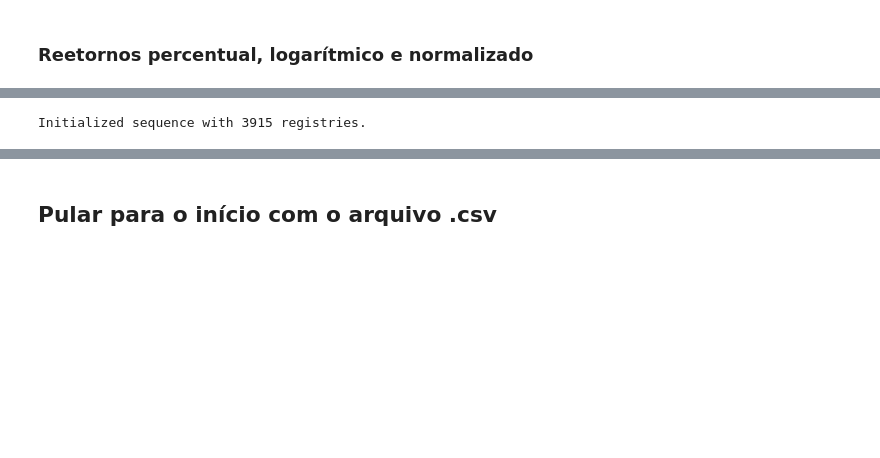
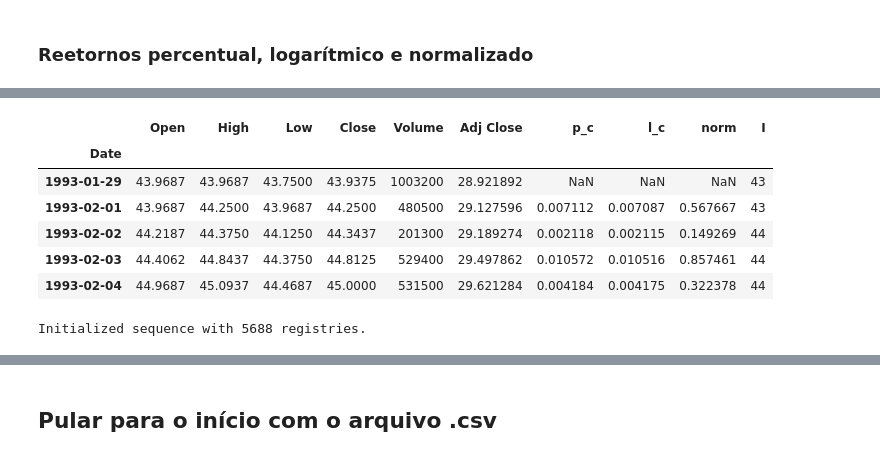
Before and after one commit to milcent/benford_py, a Jupyter notebook: Ben_OOP.ipynb, the cells around one changed output, grey strips where cells are left out. Saved outputs shown, nothing was run; the diff lists cells and outputs as text; code cells hidden in the pictures; blank space fills up the shorter version.

```diff
--- a/Ben_OOP.ipynb
+++ b/Ben_OOP.ipynb
@@ -54,4 +54,14 @@ i.tail()
+# %%
+i.head()
+# %% [output]
+|  | Open | High | Low | Close | Volume | Adj Close | p_c | l_c | norm | I |
+| Date |  |  |  |  |  |  |  |  |  |  |
+| 1993-01-29 | 43.9687 | 43.9687 | 43.7500 | 43.9375 | 1003200 | 28.921892 | NaN | NaN | NaN | 43 |
+| 1993-02-01 | 43.9687 | 44.2500 | 43.9687 | 44.2500 | 480500 | 29.127596 | 0.007112 | 0.007087 | 0.567667 | 43 |
+| 1993-02-02 | 44.2187 | 44.3750 | 44.1250 | 44.3437 | 201300 | 29.189274 | 0.002118 | 0.002115 | 0.149269 | 44 |
+| 1993-02-03 | 44.4062 | 44.8437 | 44.3750 | 44.8125 | 529400 | 29.497862 | 0.010572 | 0.010516 | 0.857461 | 44 |
+| 1993-02-04 | 44.9687 | 45.0937 | 44.4687 | 45.0000 | 531500 | 29.621284 | 0.004184 | 0.004175 | 0.322378 | 44 |
 # %%
-ibn = o.Analysis(abs(i.l_c))
+ibn = o.Analysis(abs(i.l_c), dec=8)
 # %% [output]
-Initialized sequence with 3915 registries.
+Initialized sequence with 5688 registries.
```
Also changed, not shown: parts of 7 cells of this notebook, 2 other files.
